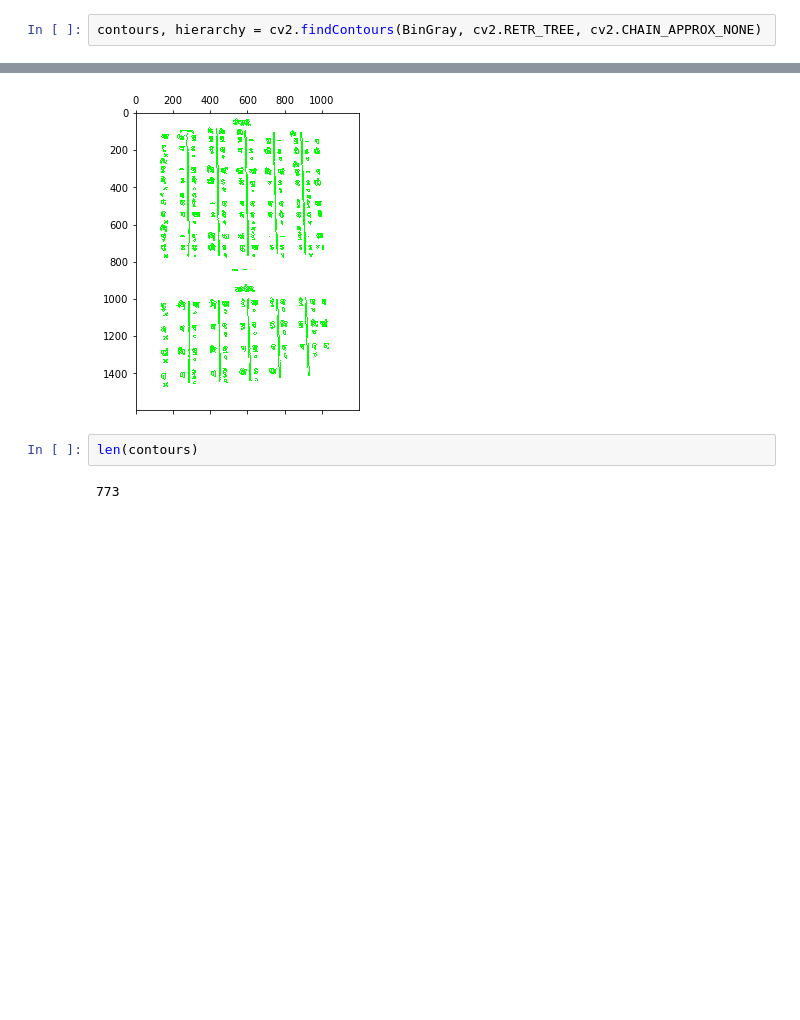
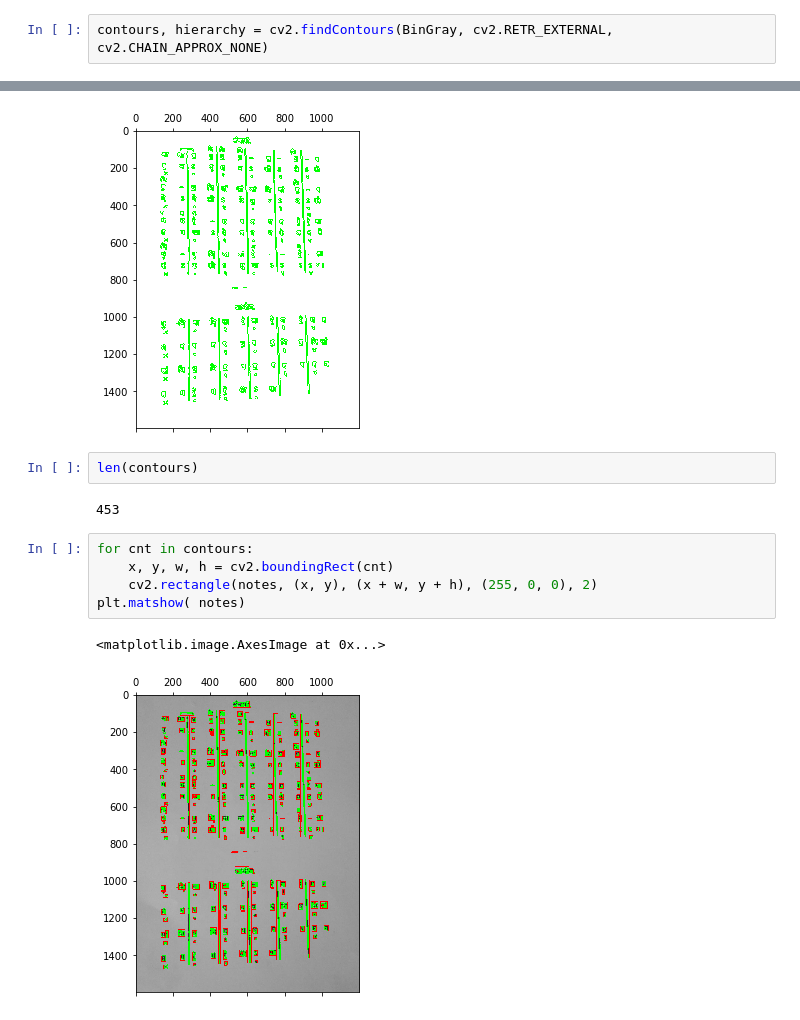
Before and after one commit to mickee00000/201951090_Research_Internship_2022, a Jupyter notebook: Text Extraction Preprocessing.ipynb, the cells around one changed output, grey strips where cells are left out. Cells and saved outputs as stored; diff of their text form; blank space fills up the shorter version.

```diff
--- a/Text Extraction Preprocessing.ipynb
+++ b/Text Extraction Preprocessing.ipynb
@@ -58,7 +58,7 @@ plt.imshow( BinGray)
 <matplotlib.image.AxesImage at 0x...>
 [figure]
 # %%
-contours, hierarchy = cv2.findContours(BinGray, cv2.RETR_TREE, cv2.CHAIN_APPROX_NONE)
+contours, hierarchy = cv2.findContours(BinGray, cv2.RETR_EXTERNAL, cv2.CHAIN_APPROX_NONE)
 # %%
 cv2.drawContours(notes, contours,-1, (0,255,0), 3)
 plt.matshow(notes)
@@ -75,4 +75,12 @@ Clipping input data to the valid range for imshow with RGB data ([0..1] for floa
 # %%
 len(contours)
 # %% [output]
-773
+453
+# %%
+for cnt in contours:
+    x, y, w, h = cv2.boundingRect(cnt)
+    cv2.rectangle(notes, (x, y), (x + w, y + h), (255, 0, 0), 2)
+plt.matshow( notes)
+# %% [output]
+<matplotlib.image.AxesImage at 0x...>
+[figure, added]
```
